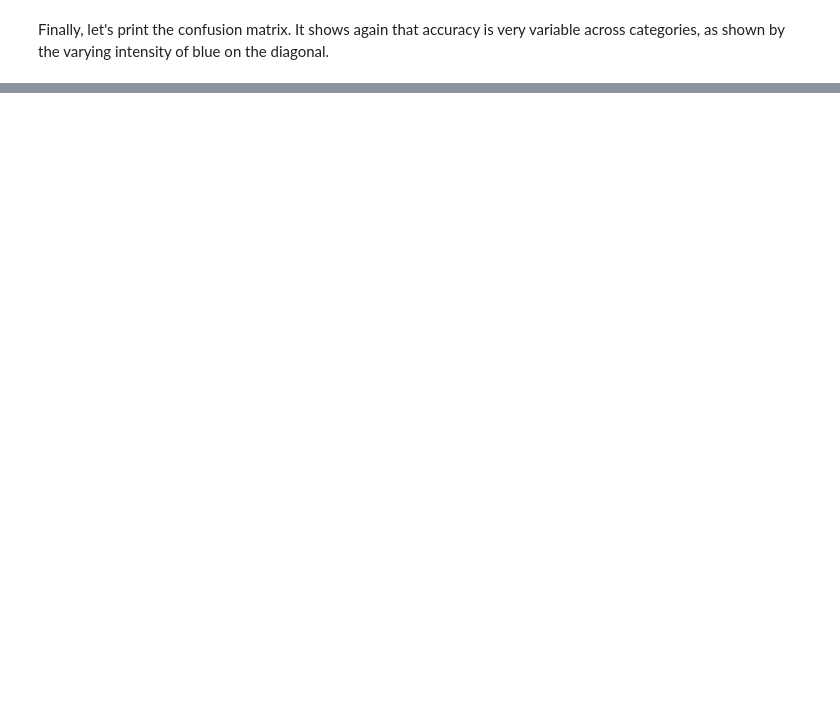
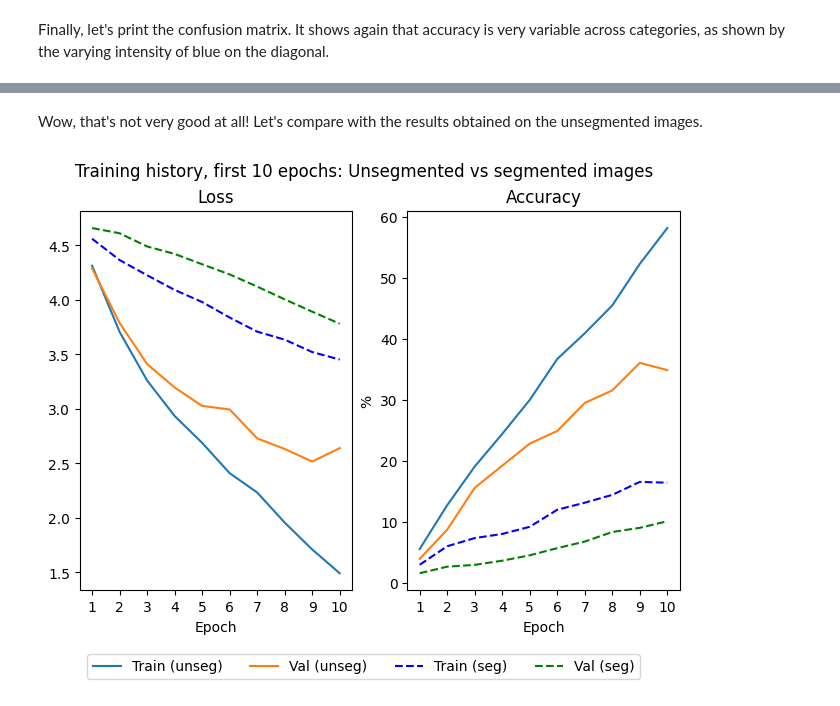
Before and after one commit to mmvp314/ml-projects, a Jupyter notebook: 1-CNN/flowers102_torch.ipynb, the cells around one changed output, grey strips where cells are left out. Saved outputs shown, nothing was run; the diff lists cells and outputs as text; code cells hidden in the pictures; blank space fills up the shorter version.

```diff
--- a/1-CNN/flowers102_torch.ipynb
+++ b/1-CNN/flowers102_torch.ipynb
@@ -386,0 +498,4 @@ plt.show()
+# %%
+model_seg = SimpleCNN()
+optimizer = optim.Adam(model_seg.parameters(), lr=0.0001)
+history_seg = train_CNN(model_seg, train_seg_loader, val_seg_loader, criterion, optimizer, epochs=10)
@@ -386,0 +520,29 @@ plt.show()
+# %% [markdown]
+Wow, that's not very good at all! Let's compare with the results obtained on the unsegmented images.
+# %%
+fig, axs = plt.subplots(1, 2, layout='constrained')
+
+ax = axs[0]
+ax.plot(history['loss'][:10], label='Train (unseg)')
+ax.plot(history['val_loss'][:10], label='Val (unseg)')
+ax.plot(history_seg['loss'], 'b--', label='Train (seg)')
+ax.plot(history_seg['val_loss'], 'g--', label='Val (seg)')
+ax.set_xlabel("Epoch")
+ax.set_xticks(np.arange(0,10,1),labels=np.arange(1,11,1))
+ax.set_title("Loss")
+
+ax = axs[1]
+ax.plot(history['accuracy'][:10])
+ax.plot(history['val_accuracy'][:10])
+ax.plot(history_seg['accuracy'], 'b--')
+ax.plot(history_seg['val_accuracy'], 'g--')
+ax.set_xlabel("Epoch")
+ax.set_xticks(np.arange(0,10,1),labels=np.arange(1,11,1))
+ax.set_ylabel("%")
+ax.set_title("Accuracy")
+
+fig.suptitle("Training history, first 10 epochs: Unsegmented vs segmented images")
+fig.legend(ncols=4, loc='lower center',bbox_to_anchor=(0.5, -0.1))
+plt.show()
+# %% [output]
+[figure, added]
```
Also changed, not shown: parts of 25 cells of this notebook, 2 other files.
